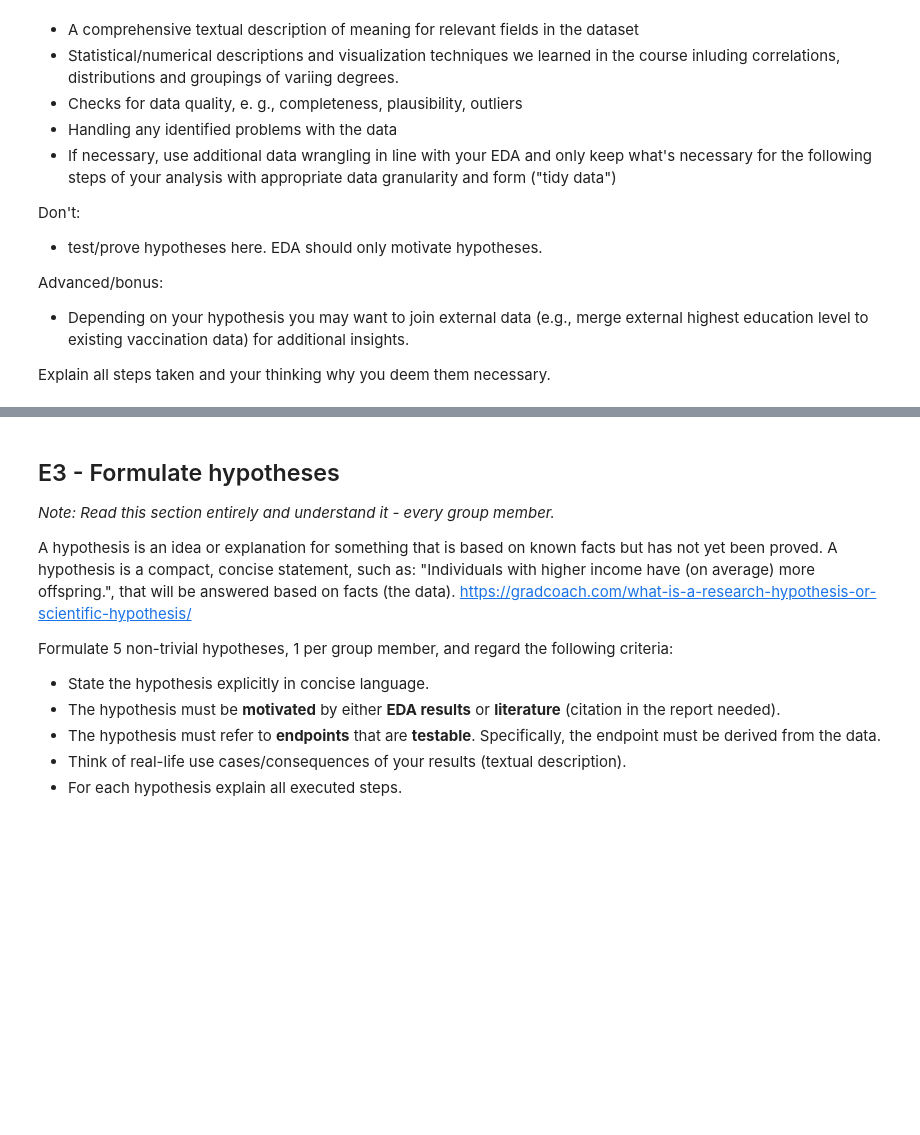
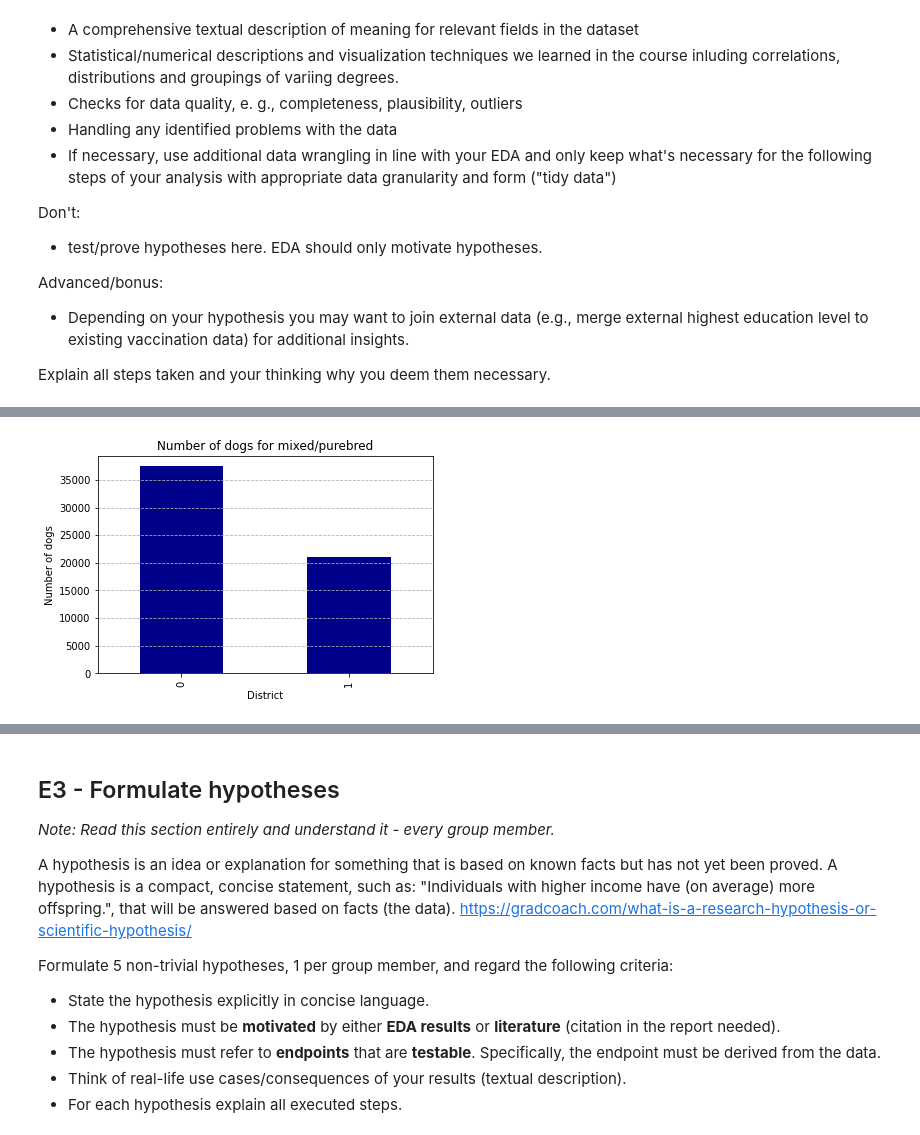
Before and after one commit to Abbastanza/data_engineering_py, a Jupyter notebook: prj01.ipynb, the cells around one changed output, grey strips where cells are left out. Saved outputs shown, nothing was run; the diff lists cells and outputs as text; code cells hidden in the pictures; blank space fills up the shorter version.

```diff
--- a/prj01.ipynb
+++ b/prj01.ipynb
@@ -171,0 +300,11 @@ Explain all steps taken and your thinking why you deem them necessary.
+# %%
+dogs_mixed = df.groupby('mixed_breed')['anzahl'].sum()
+
+# Erstelle ein Barplot
+ax = dogs_mixed.plot(kind='bar', color='darkblue')
+plt.title('Number of dogs for mixed/purebred')
+plt.xlabel('District')
+plt.ylabel('Number of dogs')
+ax.yaxis.grid(linestyle='dashed')
+# %% [output]
+[figure, added]
```
Also changed, not shown: parts of 39 cells of this notebook, 1 other file.
